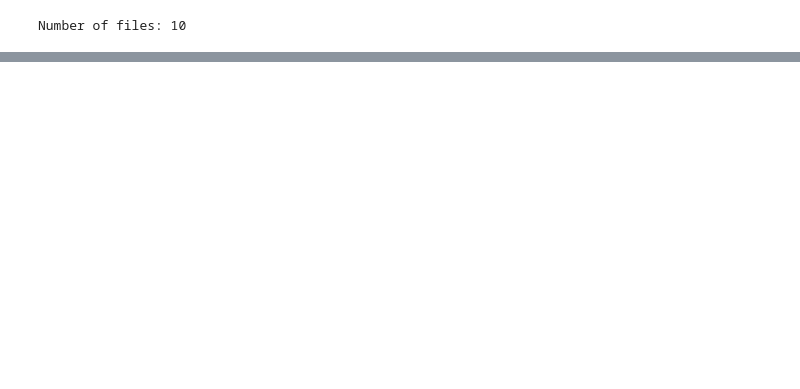
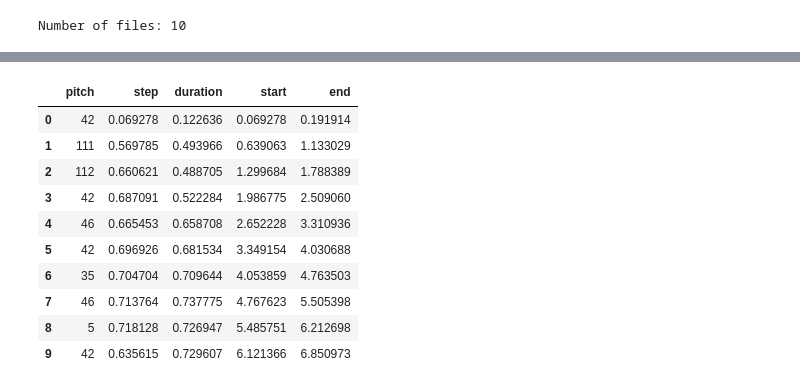
Before and after one commit to adcw/lstm-midi-generator, a Jupyter notebook: network.ipynb, the cells around one changed output, grey strips where cells are left out. Cells and saved outputs as stored; diff of their text form; code cells hidden in the pictures; blank space fills up the shorter version.

```diff
--- a/network.ipynb
+++ b/network.ipynb
@@ -107,0 +285,18 @@ for filename in filenames:
+# %%
+# Creating the necessary callbacks
+
+callbacks = [tf.keras.callbacks.ModelCheckpoint(filepath='./training_checkpoints/ckpt_{epoch}', save_weights_only=True),
+             tf.keras.callbacks.EarlyStopping(monitor='loss', patience=5,
+                                              verbose=1, restore_best_weights=True),]
+# %%
+# Compiling and fitting the model
+
+model.compile(loss = loss,
+              loss_weights = {'pitch': 0.05, 'step': 1.0, 'duration':1.0,},
+              optimizer = optimizer)
+
+epochs = 50
+
+history = model.fit(train_ds,
+                    epochs=epochs,
+                    callbacks=callbacks,)
@@ -107,0 +347,28 @@ for filename in filenames:
+# %%
+temperature = 2.0
+num_predictions = 120
+
+sample_notes = np.stack([raw_notes[key] for key in key_order], axis=1)
+
+# The initial sequence of notes while the pitch is normalized similar to training sequences
+input_notes = (
+    sample_notes[:seq_length] / np.array([vocab_size, 1, 1]))
+
+generated_notes = []
+prev_start = 0
+
+for _ in range(num_predictions):
+    pitch, step, duration = predict_next_note(input_notes, model, temperature)
+    start = prev_start + step
+    end = start + duration
+    input_note = (pitch, step, duration)
+    generated_notes.append((*input_note, start, end))
+    input_notes = np.delete(input_notes, 0, axis=0)
+    input_notes = np.append(input_notes, np.expand_dims(input_note, 0), axis=0)
+    prev_start = start
+
+generated_notes = pd.DataFrame(
+    generated_notes, columns=(*key_order, 'start', 'end'))
+
+generated_notes.head(10)
+# %% [output]
@@ -107,0 +392,11 @@ for filename in filenames:
+|  | pitch | step | duration | start | end |
+| 0 | 42 | 0.069278 | 0.122636 | 0.069278 | 0.191914 |
+| 1 | 111 | 0.569785 | 0.493966 | 0.639063 | 1.133029 |
+| 2 | 112 | 0.660621 | 0.488705 | 1.299684 | 1.788389 |
+| 3 | 42 | 0.687091 | 0.522284 | 1.986775 | 2.509060 |
+| 4 | 46 | 0.665453 | 0.658708 | 2.652228 | 3.310936 |
+| 5 | 42 | 0.696926 | 0.681534 | 3.349154 | 4.030688 |
+| 6 | 35 | 0.704704 | 0.709644 | 4.053859 | 4.763503 |
+| 7 | 46 | 0.713764 | 0.737775 | 4.767623 | 5.505398 |
+| 8 | 5 | 0.718128 | 0.726947 | 5.485751 | 6.212698 |
+| 9 | 42 | 0.635615 | 0.729607 | 6.121366 | 6.850973 |
```
Also changed, not shown: parts of 15 cells of this notebook.
